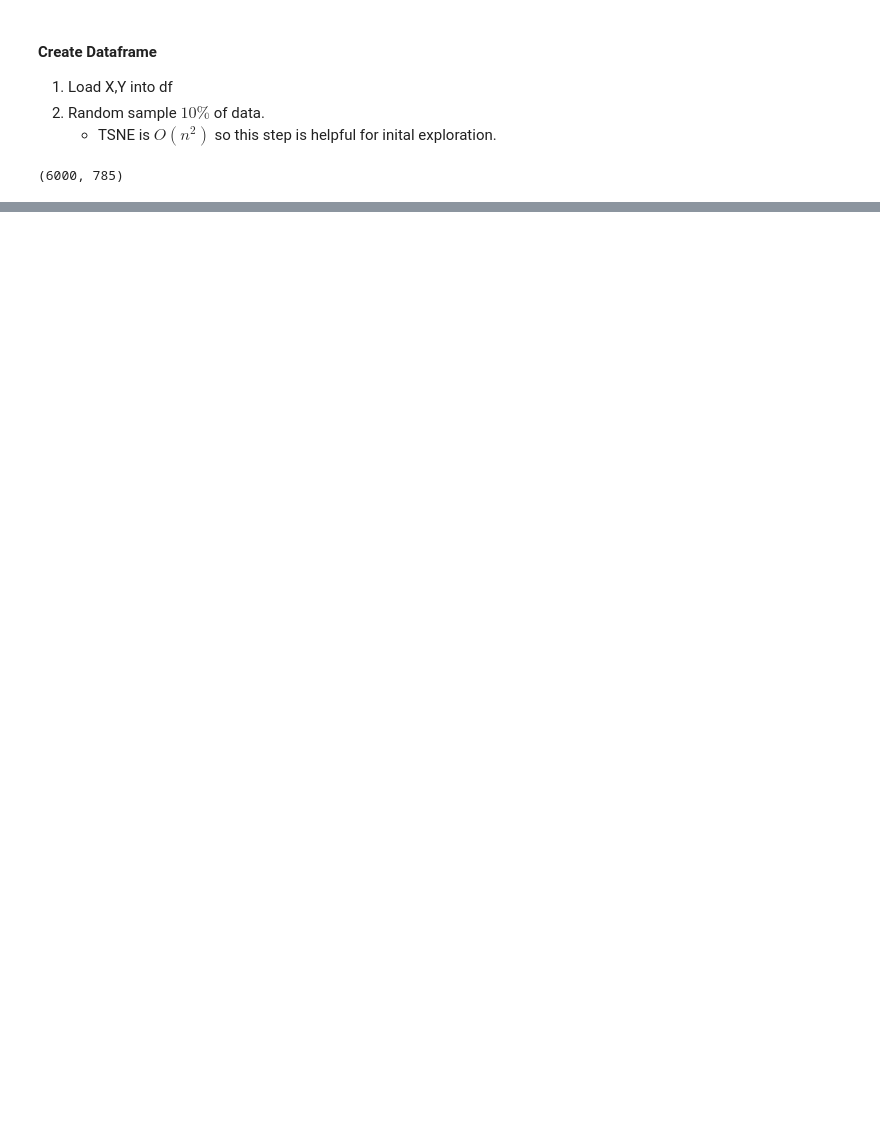
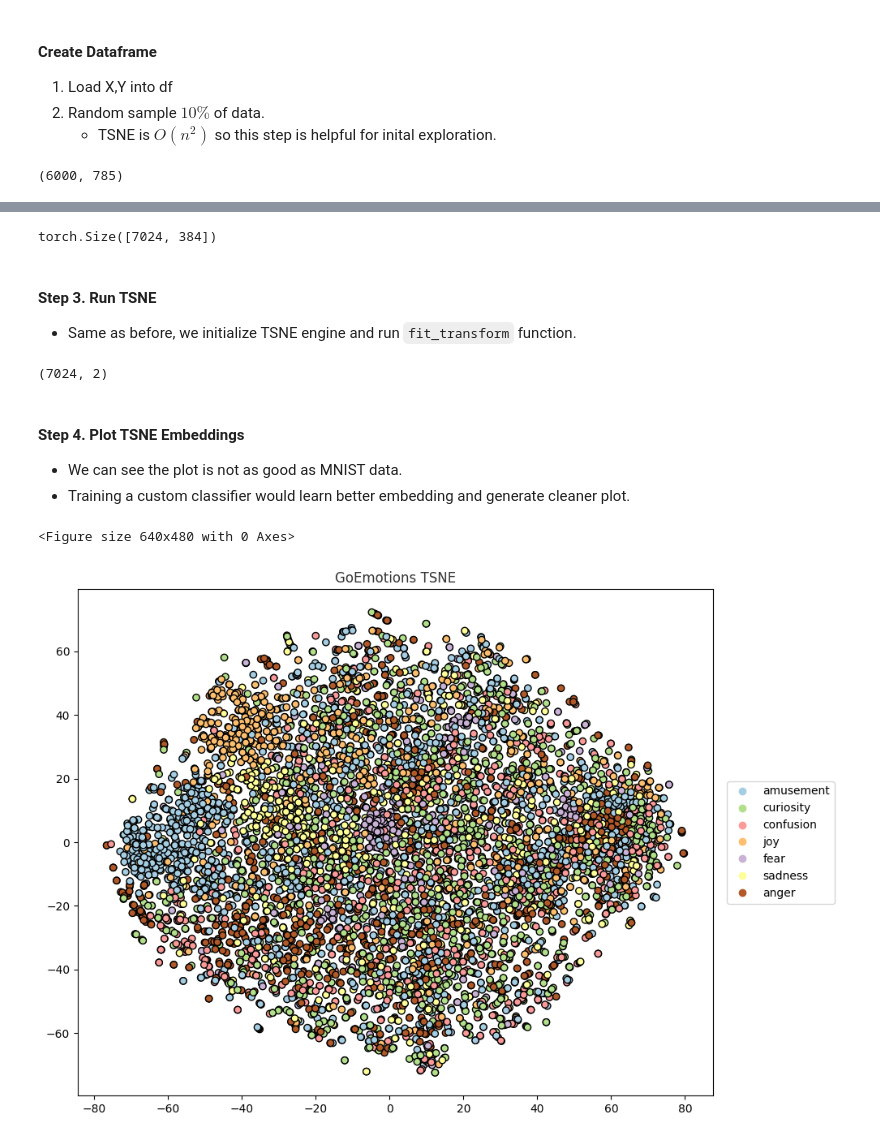
Before and after one commit to solzilberman/tsne-tutorial-csme890, a Jupyter notebook: tutorial.ipynb, the cells around one changed output, grey strips where cells are left out. Drawn from its saved outputs; the diff is of its cells as text; code cells hidden in the pictures; blank space fills up the shorter version.

Commit message:
added text embedding demo

```diff
--- a/tutorial.ipynb
+++ b/tutorial.ipynb
@@ -16,9 +24,7 @@ InteractiveShell.ast_node_interactivity = "all"
 2. Flatten so $x' \in \mathbb{R}^{784}$ (x is vector)
 # %%
 (x_train, y_train), (x_test, y_test) = mnist.load_data()
-print(f"Original X_i shape: {x_train[0].shape}")
-X = np.zeros((x_train.shape[0], 784))
-for i in range(x_train.shape[0]):
-    X[i] = x_train[i].flatten()
-print(f"Flattened X_i shape: {X.shape[1]}")
+print(f"Original X_i shape: {x_train.shape}")
+X = np.array([x_train[i].flatten() for i in range(x_train.shape[0])])
+print(f"Flattened X_i shape: {X.shape}")
 # %% [output]
@@ -81,0 +96,11 @@ plt.show()
+# %%
+dataset = ds.load_dataset("go_emotions", "simplified")
+df = pd.DataFrame(dataset['train'])
+df = df[df['labels'].map(len) == 1]
+df['labels'] = df['labels'].apply(lambda x: x[0])
+EMOTION_MAP={1: 'amusement', 7: 'curiosity', 6: 'confusion', 17: 'joy', 14: 'fear', 25: 'sadness', 2: 'anger'}
+EMOTION_LIST=list(EMOTION_MAP.values())
+df = df[df['labels'].isin(list(EMOTION_MAP.keys()))]
+df['labels'] = df['labels'].apply(lambda x: EMOTION_MAP[x])
+df['labels'] = df['labels'].apply(lambda x: EMOTION_LIST.index(x))
+df.shape
@@ -81,0 +114,39 @@ plt.show()
+# %%
+model = SentenceTransformer('all-MiniLM-L6-v2')
+embeddings = model.encode(df['text'].values, convert_to_tensor=True)
+embeddings.shape
+# %% [output]
+torch.Size([7024, 384])
+# %% [markdown]
+#### Step 3. Run TSNE
+- Same as before, we initialize TSNE engine and run `fit_transform` function.
+# %%
+engine = TSNE(n_iter=1000, perplexity=25, early_exaggeration=25, random_state=42)
+tsne_embs = engine.fit_transform(embeddings.cpu().detach().numpy())
+tsne_embs.shape
+# %% [output]
+(7024, 2)
+# %% [markdown]
+#### Step 4. Plot TSNE Embeddings
+- We can see the plot is not as good as MNIST data.
+- Training a custom classifier would learn better embedding and generate cleaner plot.
+# %%
+plt.clf()
+fig = plt.figure( figsize=(10,7) )
+ax = fig.add_subplot(1, 1, 1, title='TSNE' )
+scatter = ax.scatter(
+    x=tsne_embs[:,0],
+    y=tsne_embs[:,1],
+    c=df['labels'],
+    cmap=plt.colormaps['Paired'],
+    alpha=1.0,
+    edgecolor='black')
+t = ax.set_title("GoEmotions TSNE", alpha=.8, clip_on=False, y=1)
+leg = ax.legend(*scatter.legend_elements(num=7), loc="right", bbox_to_anchor=(1.2, 0.5), )
+for i,v in enumerate(EMOTION_LIST):
+    leg.get_texts()[i].set_text(v)
+plt.tight_layout()
+plt.show()
+# %% [output]
+<Figure size 640x480 with 0 Axes>
+[figure, added]
```
Also changed, not shown: parts of 9 cells of this notebook.
